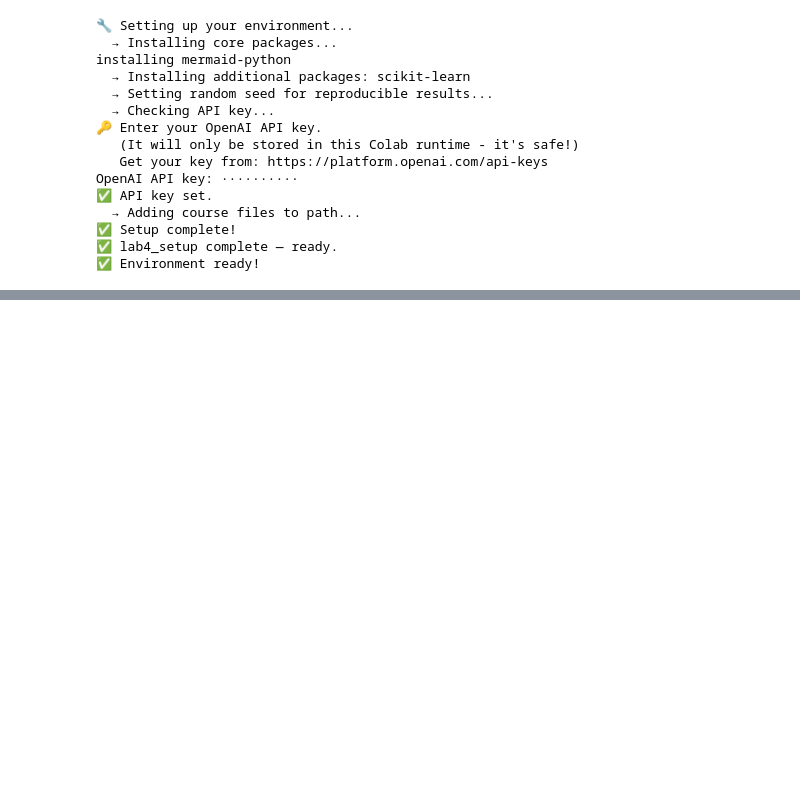
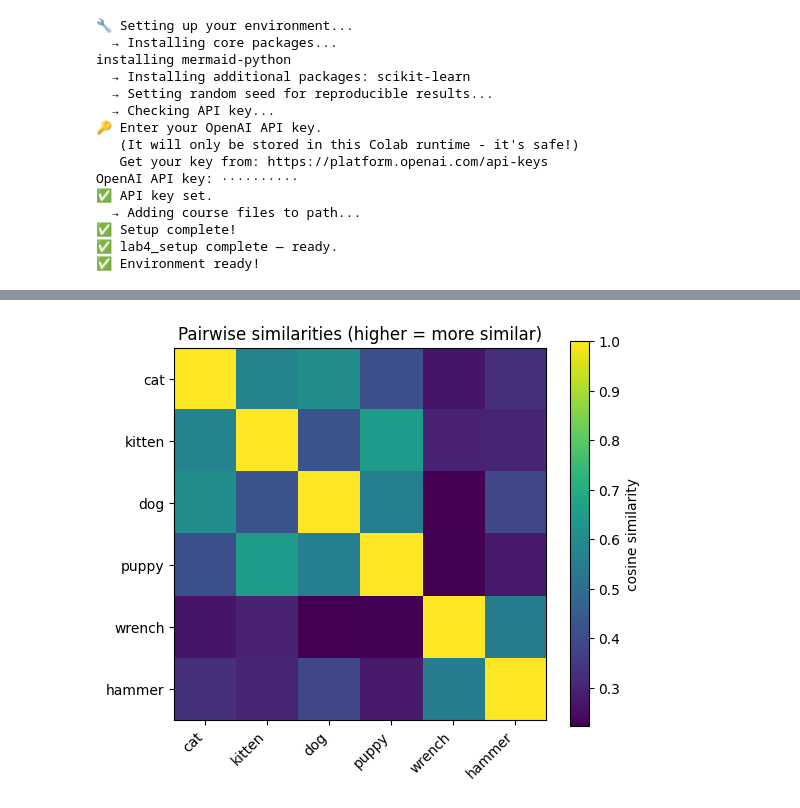
Before and after one commit to tulane-intro-ai-engineering/main, a Jupyter notebook: lectures/embeddings_lecture.ipynb, the cells around one changed output, grey strips where cells are left out. Drawn from its saved outputs; the diff is of its cells as text; code cells hidden in the pictures; blank space fills up the shorter version.

Commit message:
embeddings lab/lec

```diff
--- a/lectures/embeddings_lecture.ipynb
+++ b/lectures/embeddings_lecture.ipynb
@@ -246,0 +43,21 @@ Reflection: “How might we measure whether embeddings are *good enough* for a t
+# %%
+# @title Imports + helper functions (Run after setup)
+from openai import OpenAI
+import numpy as np
+import matplotlib.pyplot as plt
+
+client = OpenAI()
+# https://platform.openai.com/docs/models/text-embedding-3-small
+EMBEDDING_MODEL = "text-embedding-3-small"
+
+def get_embedding(text: str) -> np.ndarray:
+    """Return a 1D numpy array embedding for `text`."""
+    # IMPORTANT: this is the key API call we'll use all week
+    emb = client.embeddings.create(input=text, model=EMBEDDING_MODEL).data[0].embedding
+    return np.array(emb, dtype=np.float32)
+
+def cosine_similarity(a: np.ndarray, b: np.ndarray) -> float:
+    """Cosine similarity in [-1, 1]. 1 = same direction."""
+    return float(np.dot(a, b) / (np.linalg.norm(a) * np.linalg.norm(b)))
+
+print("✅ Imports ready. (If you get an auth error, make sure your OpenAI key is set.)")
@@ -246,0 +355,19 @@ Reflection: “How might we measure whether embeddings are *good enough* for a t
+# %%
+# @title Pairwise cosine similarity heatmap (small set)
+terms = ["cat", "kitten", "dog", "puppy", "wrench", "hammer"]
+E = np.vstack([get_embedding(t) for t in terms])
+
+S = np.zeros((len(terms), len(terms)), dtype=np.float32)
+for i in range(len(terms)):
+    for j in range(len(terms)):
+        S[i, j] = cosine_similarity(E[i], E[j])
+
+plt.figure(figsize=(6, 5))
+plt.imshow(S)
+plt.xticks(range(len(terms)), terms, rotation=45, ha="right")
+plt.yticks(range(len(terms)), terms)
+plt.colorbar(label="cosine similarity")
+plt.title("Pairwise similarities (higher = more similar)")
+plt.show()
+# %% [output]
+[figure, added]
```
Also changed, not shown: parts of 48 cells of this notebook, 1 other file.
